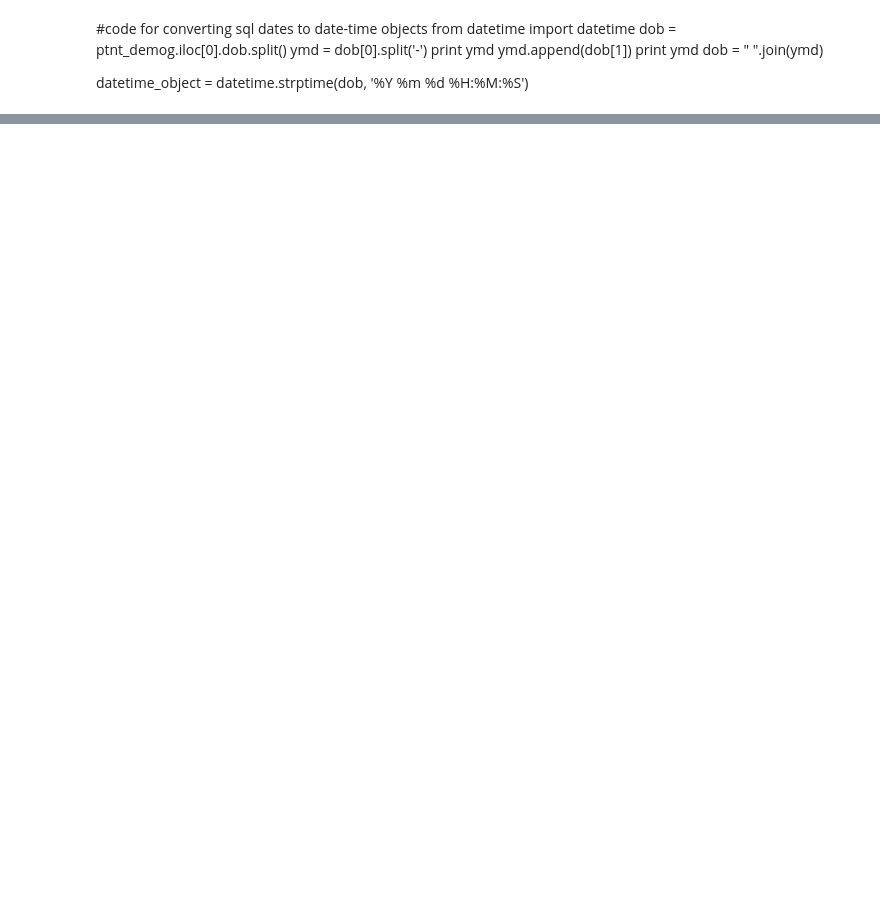
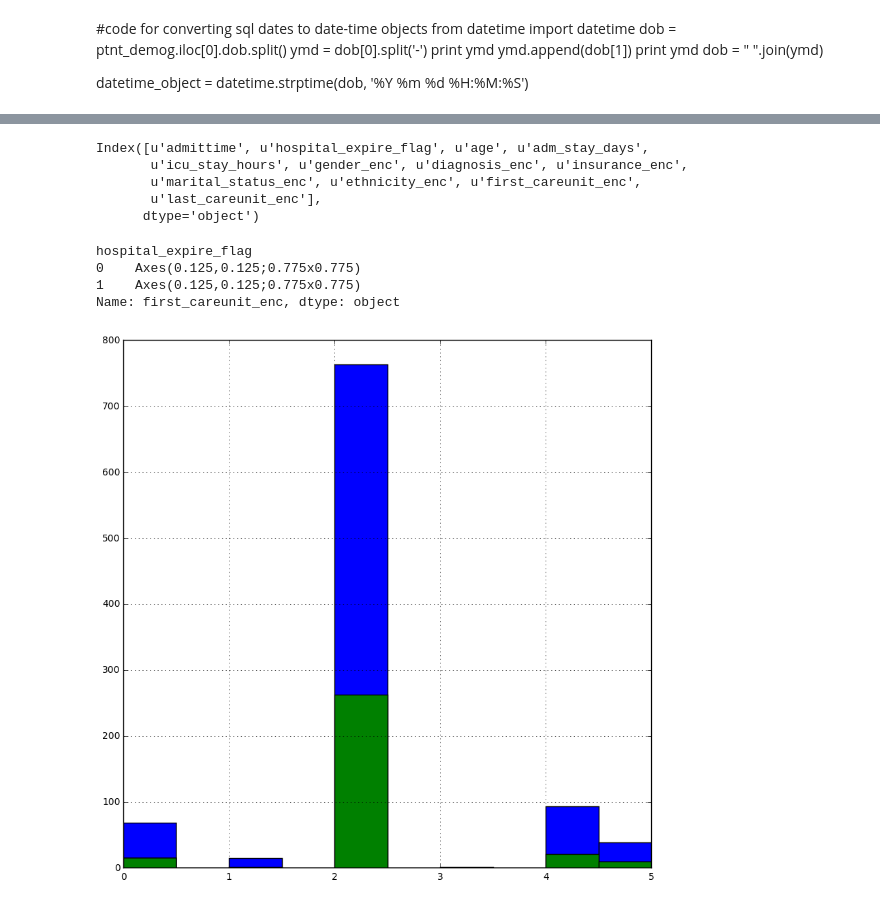
Before and after one commit to RJBeetel3/mimic3_analysis, a Jupyter notebook: SEPSIS_PATIENT_DEMOGRAPHICS.ipynb, the cells around one changed output, grey strips where cells are left out. Cells and saved outputs as stored; diff of their text form; code cells hidden in the pictures; blank space fills up the shorter version.

```diff
--- a/SEPSIS_PATIENT_DEMOGRAPHICS.ipynb
+++ b/SEPSIS_PATIENT_DEMOGRAPHICS.ipynb
@@ -318,0 +383,16 @@ datetime_object = datetime.strptime(dob, '%Y %m %d %H:%M:%S')
+# %%
+ptnt_demog2.columns
+# %% [output]
+Index([u'admittime', u'hospital_expire_flag', u'age', u'adm_stay_days',
+       u'icu_stay_hours', u'gender_enc', u'diagnosis_enc', u'insurance_enc',
+       u'marital_status_enc', u'ethnicity_enc', u'first_careunit_enc',
+       u'last_careunit_enc'],
+      dtype='object')
+# %%
+ptnt_demog2.groupby('hospital_expire_flag').first_careunit_enc.hist(alpha = 0.3, figsize = (10, 10))
+# %% [output]
+hospital_expire_flag
+0    Axes(0.125,0.125;0.775x0.775)
+1    Axes(0.125,0.125;0.775x0.775)
+Name: first_careunit_enc, dtype: object
+[figure, added]
```
Also changed, not shown: parts of 21 cells of this notebook, 1 other file.
